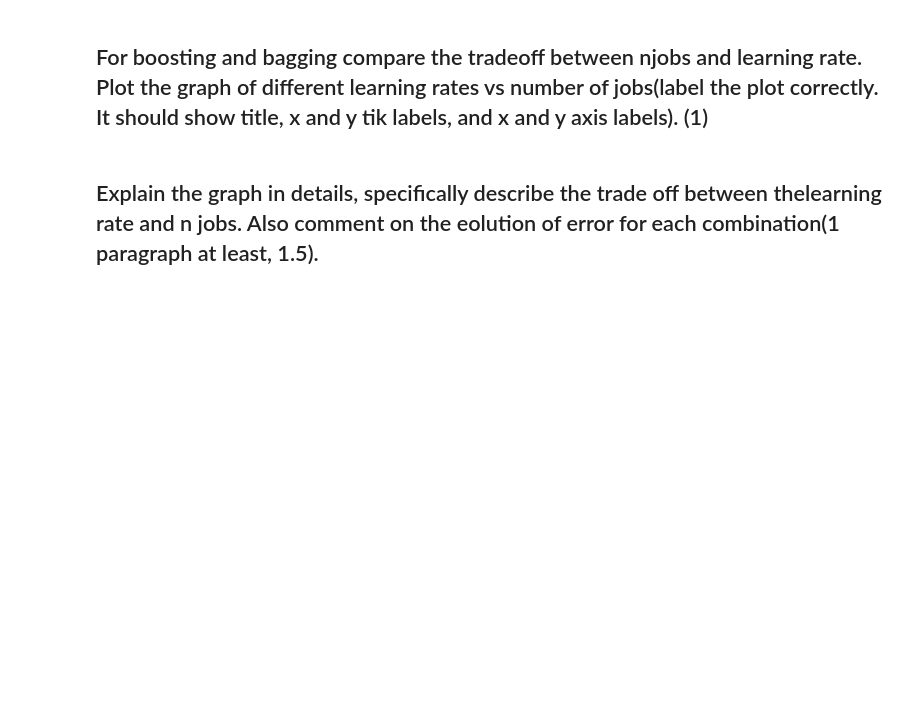
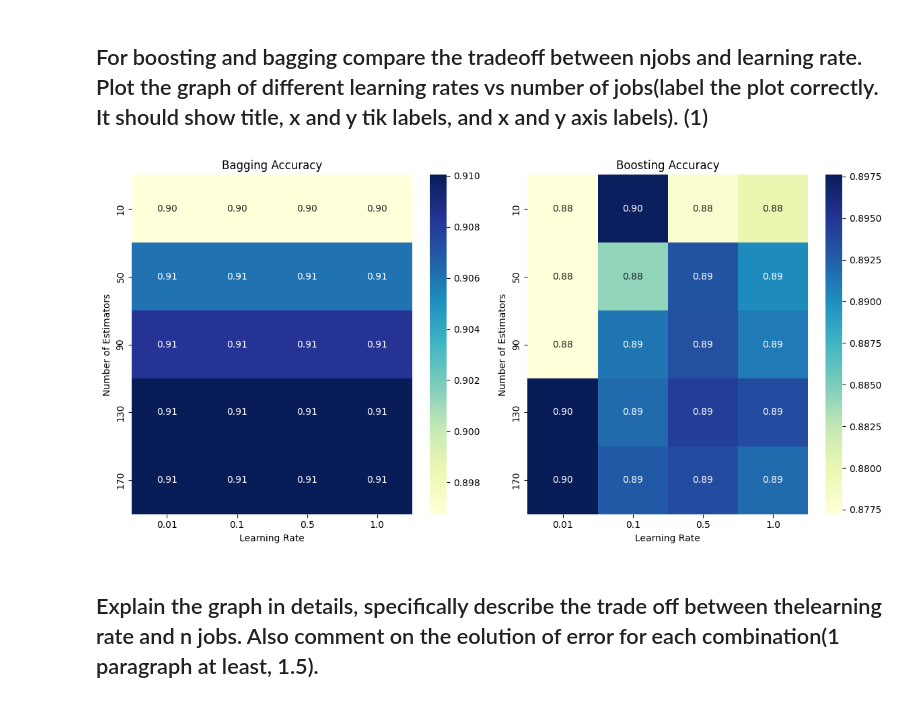
Before and after one commit to WK025/machine_learning, a Jupyter notebook: A1/Assignment 02_Group05.ipynb, the cells around one changed output. Cells and saved outputs as stored; diff of their text form; code cells hidden in the pictures; blank space fills up the shorter version.

```diff
--- a/A1/Assignment 02_Group05.ipynb
+++ b/A1/Assignment 02_Group05.ipynb
@@ -1000,5 +1000,61 @@ Visually, the graph also highlights that there are more outliers or points devia
 For all the given classifiers (Q3), evaluate the different parameter sets including (njobs, learning rate, etc).
 # %% [markdown]
 ## For boosting and bagging compare the tradeoff between njobs and learning rate. Plot the graph of different learning rates vs number of jobs(label the plot correctly. It should show title, x and y tik labels, and x and y axis labels). (1)
+# %%
+import numpy as np
+import matplotlib.pyplot as plt
+import seaborn as sns
+from sklearn.ensemble import RandomForestClassifier, AdaBoostClassifier
+from sklearn.metrics import accuracy_score
+
+# Define a range of n_estimators and learning rates to try
+n_estimators_values = [10, 50, 90, 130, 170]
+learning_rates = [0.01, 0.1, 0.5, 1.0]
+
+bagging_accuracies = []
+boosting_accuracies = []
+
+# Iterate over different combinations of n_estimators and learning rates
+for n_estimators in n_estimators_values:
+    for learning_rate in learning_rates:
+        # Bagging Classifier (Random Forest)
+        clf_bag = RandomForestClassifier(n_estimators=n_estimators, max_depth=None, random_state=42)
+        clf_bag.fit(OSIX_train_g05, OSIy_train_g05)
+        y_bag_pred = clf_bag.predict(OSIX_test_g05)
+        bag_accuracy = accuracy_score(OSIy_test_g05, y_bag_pred)
+        bagging_accuracies.append(bag_accuracy)
+
+        # Boosting Classifier (AdaBoost)
+        clf_boost = AdaBoostClassifier(n_estimators=n_estimators, learning_rate=learning_rate, random_state=42)
+        clf_boost.fit(OSIX_train_g05, OSIy_train_g05)
+        y_boost_pred = clf_boost.predict(OSIX_test_g05)
+        boost_accuracy = accuracy_score(OSIy_test_g05, y_boost_pred)
+        boosting_accuracies.append(boost_accuracy)
+
+# Reshape the accuracy lists into grids for plotting
+bagging_accuracies = np.array(bagging_accuracies).reshape(len(n_estimators_values), len(learning_rates))
+boosting_accuracies = np.array(boosting_accuracies).reshape(len(n_estimators_values), len(learning_rates))
+
+# Create a heatmap for bagging
+plt.figure(figsize=(12, 6))
+plt.subplot(1, 2, 1)
+sns.heatmap(bagging_accuracies, annot=True, fmt=".2f", cmap="YlGnBu",
+            xticklabels=learning_rates, yticklabels=n_estimators_values)
+plt.title("Bagging Accuracy")
+plt.xlabel("Learning Rate")
+plt.ylabel("Number of Estimators")
+
+# Create a heatmap for boosting
+plt.subplot(1, 2, 2)
+sns.heatmap(boosting_accuracies, annot=True, fmt=".2f", cmap="YlGnBu",
+            xticklabels=learning_rates, yticklabels=n_estimators_values)
+plt.title("Boosting Accuracy")
+plt.xlabel("Learning Rate")
+plt.ylabel("Number of Estimators")
+
+plt.tight_layout()
+plt.show()
+# %% [output]
+[figure, added]
 # %% [markdown]
 ## Explain the graph in details, specifically describe the trade off between thelearning rate and n jobs. Also comment on the eolution of error for each combination(1 paragraph at least, 1.5).
```
Also changed, not shown: parts of 1 cell of this notebook.
